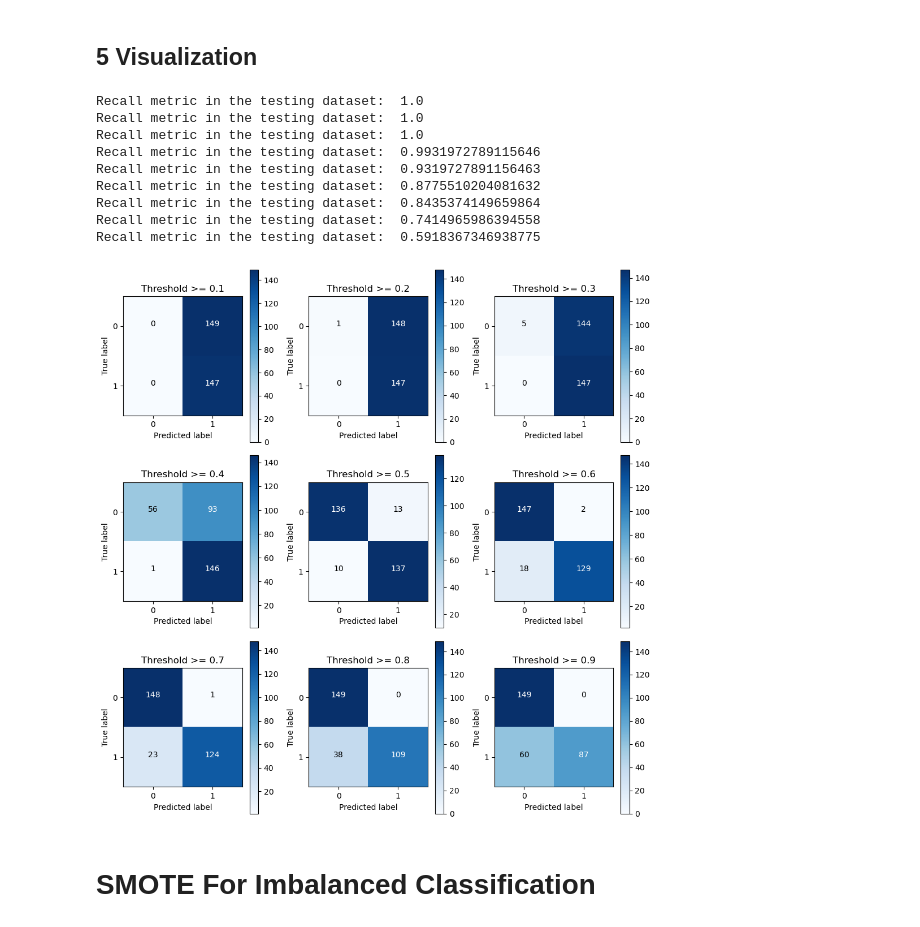
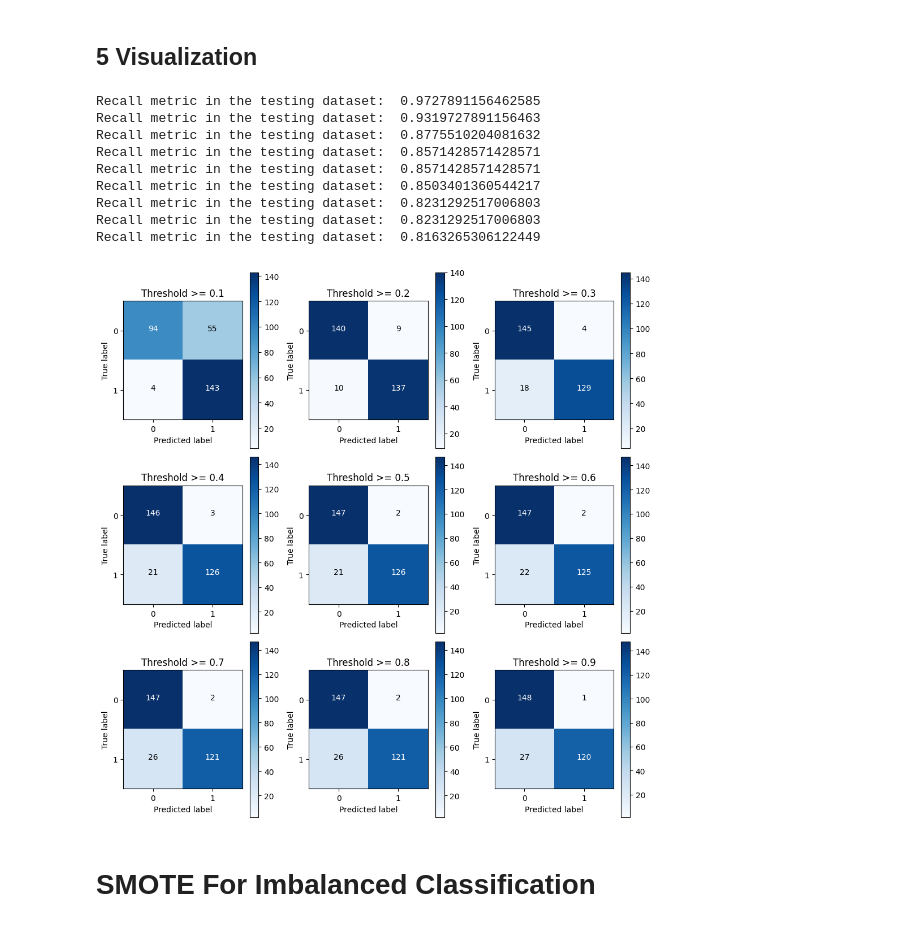
Before and after one commit to hotteano/Artificial-Intelligence-H-Course-Material-and-Notes-for-SPR26-in-SUSTech, a Jupyter notebook: Lab7/SVM_Credit Card Fraud Detection(1)/SVM_Credit Card Fraud Detection/Credit Card Fraud Detection using SVM.ipynb, the cells around one changed output. Saved outputs shown, nothing was run; the diff lists cells and outputs as text; code cells hidden in the pictures.

```diff
--- a/Lab7/SVM_Credit Card Fraud Detection(1)/SVM_Credit Card Fraud Detection/Credit Card Fraud Detection using SVM.ipynb
+++ b/Lab7/SVM_Credit Card Fraud Detection(1)/SVM_Credit Card Fraud Detection/Credit Card Fraud Detection using SVM.ipynb
@@ -489,9 +489,9 @@ def plot_confusion_matrix(cm, classes,
 # %%
 # X_test_undersample
 import itertools
-lr = LogisticRegression(C = best_c, penalty = 'l1', solver='liblinear')
-lr.fit(X_train_undersample, y_train_undersample.values.ravel())
-y_pred_undersample = lr.predict(X_test_undersample.values)
+svm = SVC(C = best_c, kernel = 'rbf', gamma = 'scale')
+svm.fit(X_train_undersample, y_train_undersample.values.ravel())
+y_pred_undersample = svm.predict(X_test_undersample.values)
 
 # Compute confusion matrix
 cnf_matrix = confusion_matrix(y_test_undersample, y_pred_undersample)
@@ -512,8 +512,8 @@ Recall metric in the testing dataset:  0.9319727891156463
 # %%
 # X_test
-lr = LogisticRegression(C = best_c, penalty = 'l1', solver='liblinear')
-lr.fit(X_train_undersample, y_train_undersample.values.ravel())
-y_pred = lr.predict(X_test.values)
+svm = SVC(C = best_c, kernel = 'rbf', gamma = 'scale')
+svm.fit(X_train_undersample, y_train_undersample.values.ravel())
+y_pred = svm.predict(X_test.values)
 
 # Compute confusion matrix
 cnf_matrix = confusion_matrix(y_test, y_pred)
@@ -534,5 +534,5 @@ Recall metric in the testing dataset:  0.9183673469387755
 # %%
-best_c = printing_Kfold_scores(X_train,y_train)
+best_c = printing_Kfold_scores(X_train_undersample,y_train_undersample)
 # %% [output]
 -------------------------------------------
 C parameter:  0.01
@@ -553,9 +553,9 @@ Best model to choose from cross validation is with C parameter =  10.0
 *********************************************************************************
 # %%
 # X_test
-lr = LogisticRegression(C = best_c, penalty = 'l1', solver='liblinear')
-lr.fit(X_train,y_train.values.ravel())
-y_pred_undersample = lr.predict(X_test.values)
+svm = SVC(C = best_c, kernel = 'rbf', gamma = 'scale')
+svm.fit(X_train_undersample,y_train_undersample.values.ravel())
+y_pred_undersample = svm.predict(X_test.values)
 
 # Compute confusion matrix
 cnf_matrix = confusion_matrix(y_test,y_pred_undersample)
@@ -576,43 +576,43 @@ Recall metric in the testing dataset:  0.6190476190476191
 # %% [markdown]
 ## 5 Visualization
 # %%
-lr = LogisticRegression(C = 0.01, penalty = 'l1', solver='liblinear')
-lr.fit(X_train_undersample,y_train_undersample.values.ravel())
-y_pred_undersample_proba = lr.predict_proba(X_test_undersample.values)
+svm = SVC(C=0.01, probability=True)  # 必须加 probability=True
+svm.fit(X_train_undersample, y_train_undersample.values.ravel())
+y_pred_undersample_proba = svm.predict_proba(X_test_undersample.values)
 
 thresholds = [0.1,0.2,0.3,0.4,0.5,0.6,0.7,0.8,0.9]
 
 plt.figure(figsize=(10,10))
 
 j = 1
 for i in thresholds:
     y_test_predictions_high_recall = y_pred_undersample_proba[:,1] > i
 
     plt.subplot(3,3,j)
     j += 1
 
     # Compute confusion matrix
     cnf_matrix = confusion_matrix(y_test_undersample, y_test_predictions_high_recall)
     np.set_printoptions(precision=2)
 
     print("Recall metric in the testing dataset: ", cnf_matrix[1,1]/(cnf_matrix[1,0]+cnf_matrix[1,1]))
 
     # Plot non-normalized confusion matrix
     class_names = [0,1]
     plot_confusion_matrix(cnf_matrix
                           , classes=class_names
                           , title='Threshold >= %s'%i)
 # %% [output]
-Recall metric in the testing dataset:  1.0
-Recall metric in the testing dataset:  1.0
-Recall metric in the testing dataset:  1.0
-Recall metric in the testing dataset:  0.9931972789115646
+Recall metric in the testing dataset:  0.9727891156462585
 Recall metric in the testing dataset:  0.9319727891156463
 Recall metric in the testing dataset:  0.8775510204081632
-Recall metric in the testing dataset:  0.8435374149659864
-Recall metric in the testing dataset:  0.7414965986394558
-Recall metric in the testing dataset:  0.5918367346938775
+Recall metric in the testing dataset:  0.8571428571428571
+Recall metric in the testing dataset:  0.8571428571428571
+Recall metric in the testing dataset:  0.8503401360544217
+Recall metric in the testing dataset:  0.8231292517006803
+Recall metric in the testing dataset:  0.8231292517006803
+Recall metric in the testing dataset:  0.8163265306122449
-[figure, old version]
+[figure, new version]
 # %% [markdown]
 # SMOTE For Imbalanced Classification
 # %%
```
Also changed, not shown: parts of 14 cells of this notebook, 2 other files.
